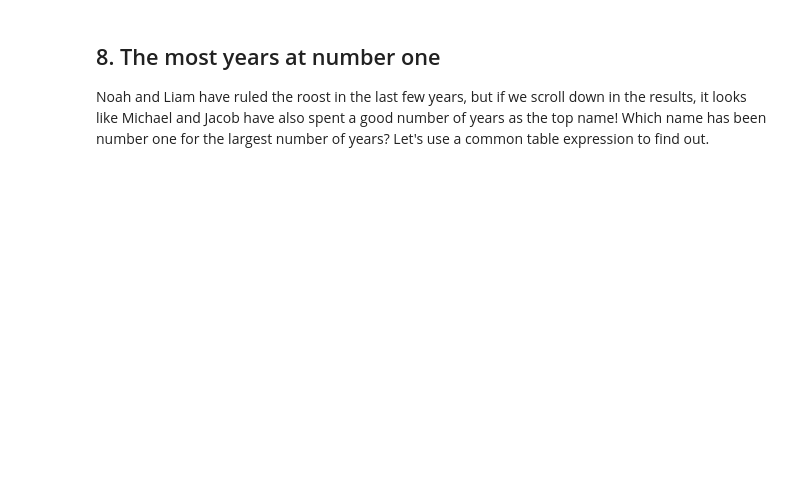
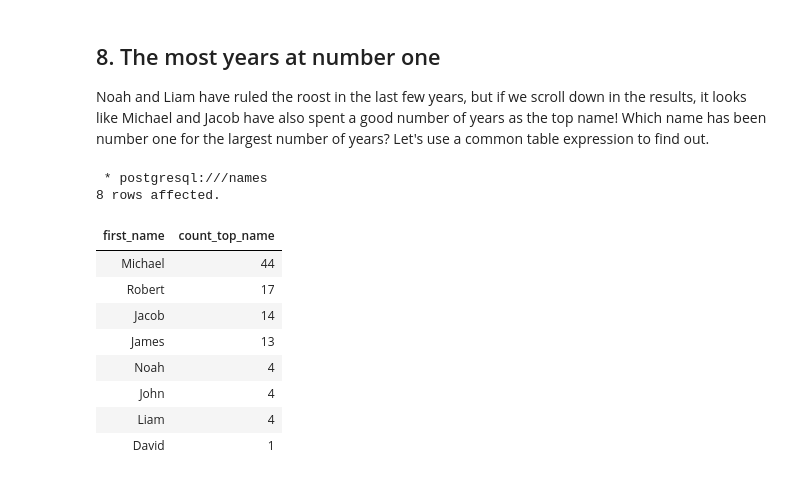
Before and after one commit to jonmabale/datacamp, a Jupyter notebook: sql/Analyzing American Baby Name Trends/notebook.ipynb, the cells around one changed output. Cells and saved outputs as stored; diff of their text form; code cells hidden in the pictures; blank space fills up the shorter version.

```diff
--- a/sql/Analyzing American Baby Name Trends/notebook.ipynb
+++ b/sql/Analyzing American Baby Name Trends/notebook.ipynb
@@ -223,7 +302,41 @@ SELECT first_name
 # %%
 %%sql
 
 -- Select first_name and a count of years it was the top name in the last task; alias as count_top_name
 -- Use the code from the previous task as a common table expression
 -- Group by first_name and order by count_top_name descending
-...
+
+WITH cte AS
+(
+    SELECT b.year,
+           b.first_name,
+           b.num
+      FROM baby_names AS b
+     INNER JOIN (
+               SELECT year, MAX(num) AS max_num
+                 FROM baby_names
+                WHERE sex = 'M'
+                GROUP BY year
+                ) AS subquery
+        ON subquery.year = b.year
+           AND subquery.max_num = b.num
+     ORDER BY year DESC
+)
+
+SELECT first_name,
+       COUNT(year) AS count_top_name
+  FROM cte
+ GROUP BY first_name
+ ORDER BY count_top_name DESC;
+# %% [output]
+ * postgresql:///names
+8 rows affected.
+| first_name | count_top_name |
+| Michael | 44 |
+| Robert | 17 |
+| Jacob | 14 |
+| James | 13 |
+| Noah | 4 |
+| John | 4 |
+| Liam | 4 |
+| David | 1 |
```
Also changed, not shown: parts of 3 cells of this notebook, 1 other file.
